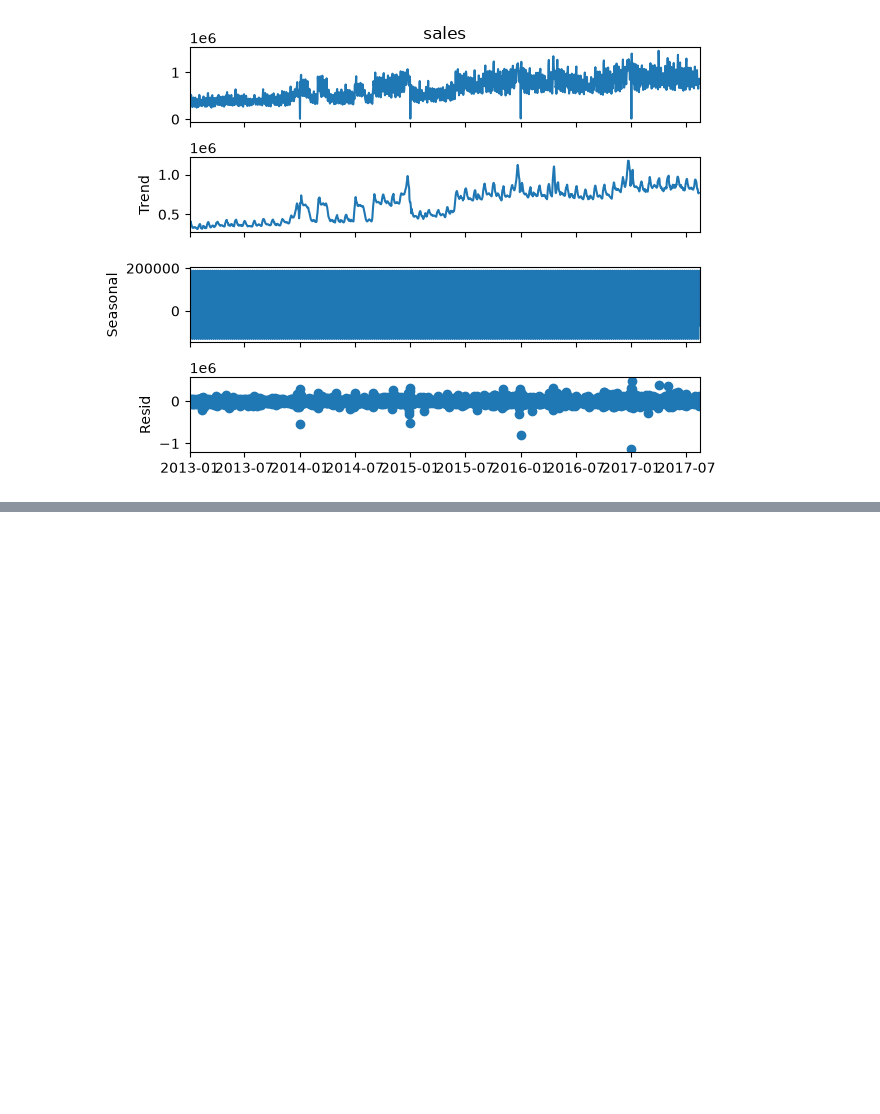
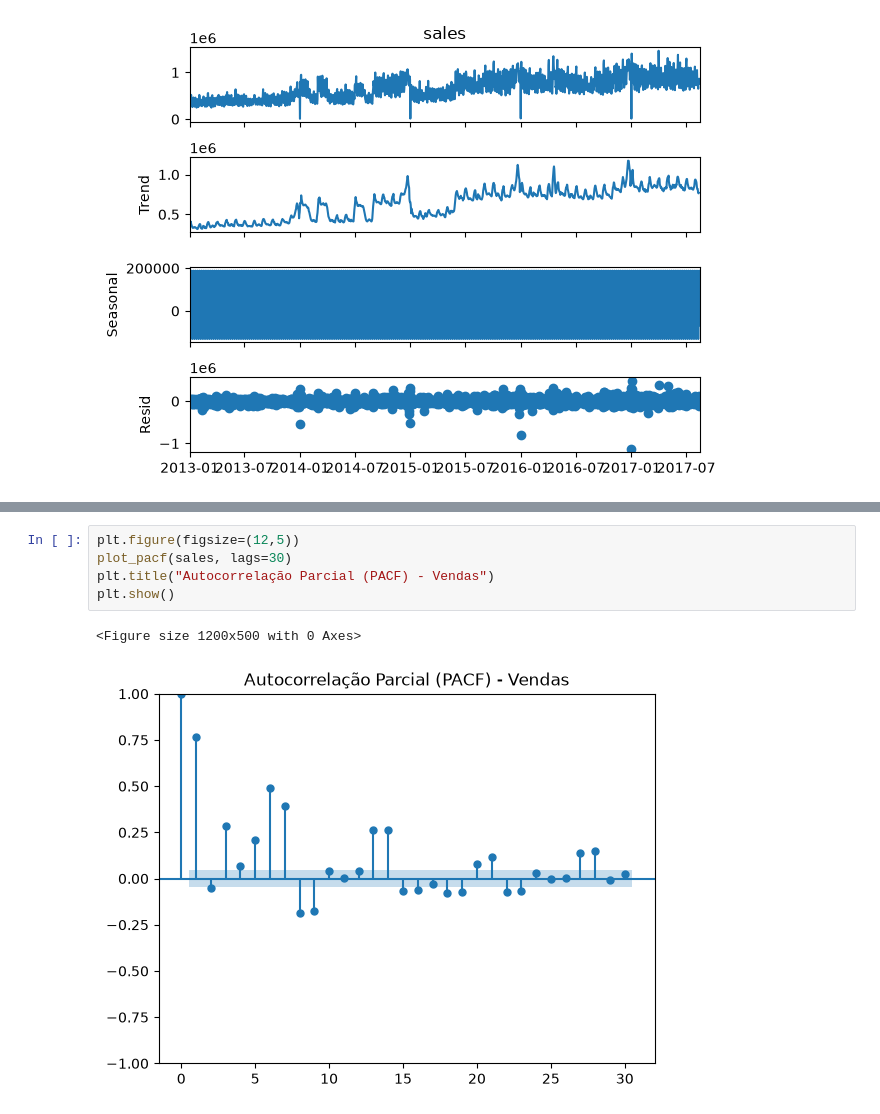
Before and after one commit to Vagnerkrg/time-series-intelligence-forecasting, a Jupyter notebook: notebooks/time_series_project.ipynb, the cells around one changed output, grey strips where cells are left out. Cells and saved outputs as stored; diff of their text form; blank space fills up the shorter version.

```diff
--- a/notebooks/time_series_project.ipynb
+++ b/notebooks/time_series_project.ipynb
@@ -106,0 +118,8 @@ plt.show()
+# %%
+plt.figure(figsize=(12,5))
+plot_pacf(sales, lags=30)
+plt.title("Autocorrelação Parcial (PACF) - Vendas")
+plt.show()
+# %% [output]
+<Figure size 1200x500 with 0 Axes>
+[figure, added]
```
Also changed, not shown: parts of 10 cells of this notebook.
